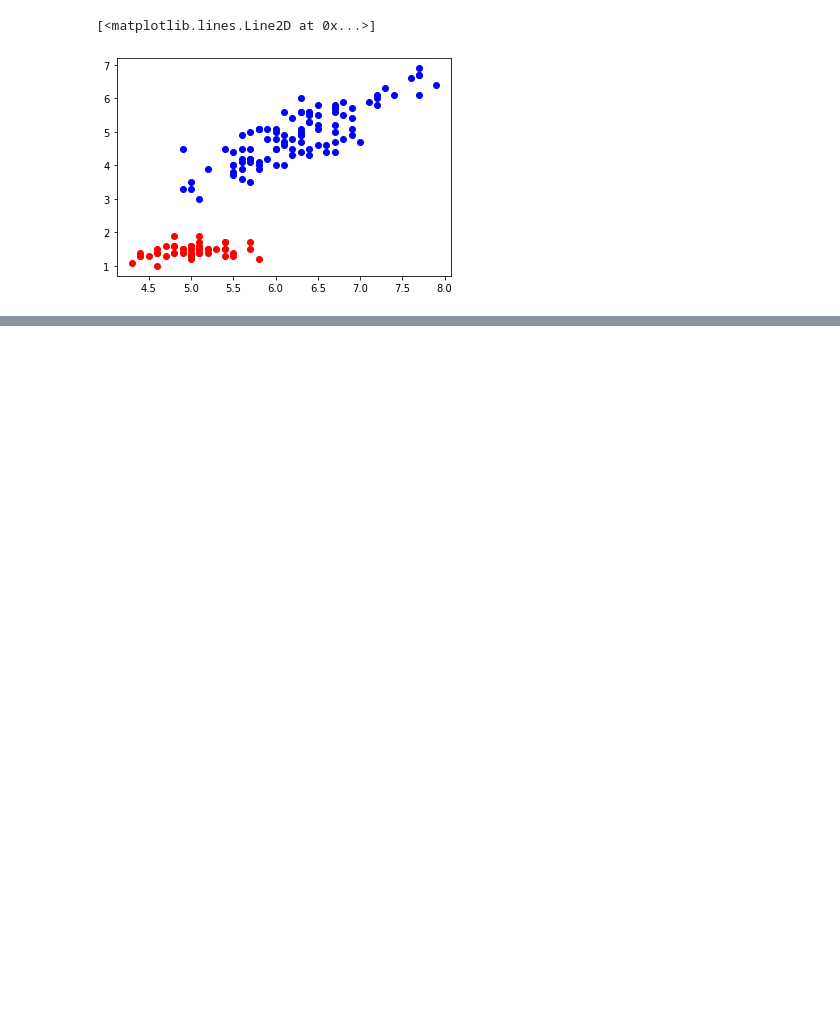
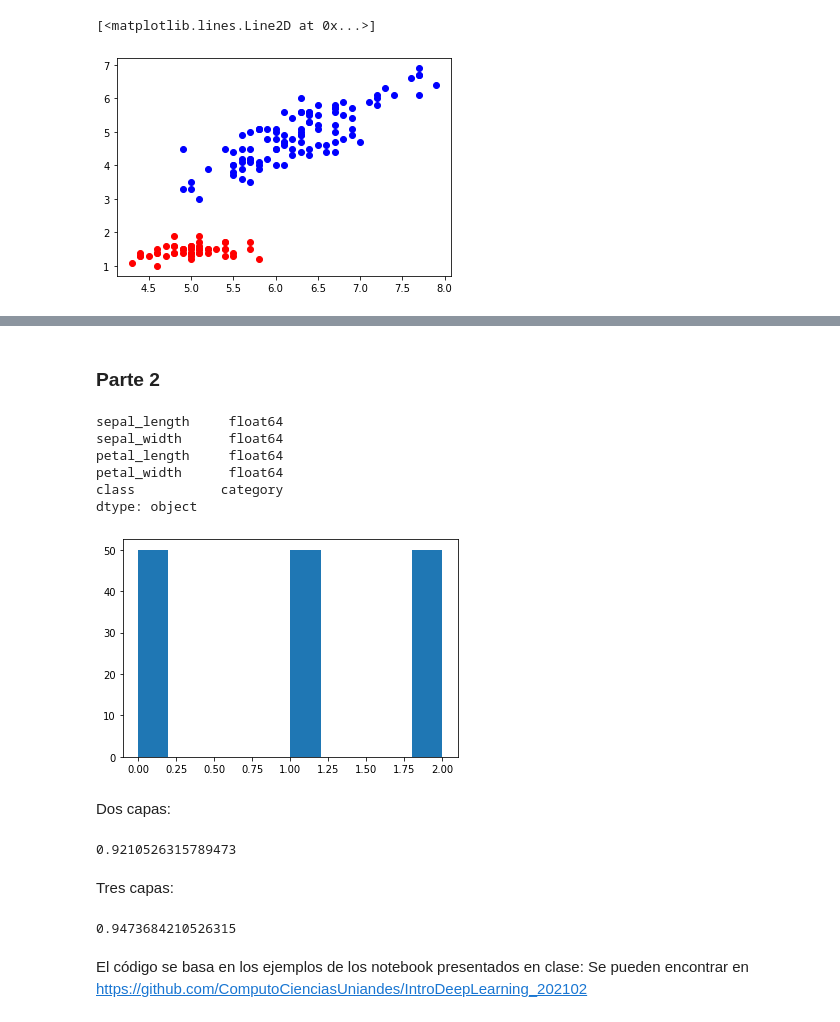
Before and after one commit to juan-p-b/PerezJuanCarlos_RECV_Entrega3, a Jupyter notebook: PerezJuanCarlos_RECV_Entrega3.ipynb, the cells around one changed output, grey strips where cells are left out. Cells and saved outputs as stored; diff of their text form; code cells hidden in the pictures; blank space fills up the shorter version.

```diff
--- a/PerezJuanCarlos_RECV_Entrega3.ipynb
+++ b/PerezJuanCarlos_RECV_Entrega3.ipynb
@@ -92 +94,3 @@ Epoch [6/10], bias: 1.0, w1: 0.04999999999999982, w2: -0.6500000000000001
 ... (8 outputs left out)
+# %% [markdown]
+### Parte 2
@@ -92,0 +101,41 @@ Epoch [6/10], bias: 1.0, w1: 0.04999999999999982, w2: -0.6500000000000001
+# %%
+X= data.drop(['class'],axis='columns')
+Y= data['class']
+Y1=Y.astype('category').cat.codes
+# %%
+data.dtypes
+# %% [output]
+sepal_length     float64
+sepal_width      float64
+petal_length     float64
+petal_width      float64
+class           category
+dtype: object
+# %%
+plt.hist(Y1)
+plt.show()
+# %% [output]
+[figure, added]
+# %% [markdown]
+Dos capas:
+# %%
+X_train, X_test, Y_train, Y_test = train_test_split(X,Y1)
+model = MLPClassifier(activation='relu',  hidden_layer_sizes=(4, 4), solver='adam', learning_rate_init=0.1)
+model.fit(X_train,Y_train)
+Y_pred = model.predict(X_test)
+accuracy_score(Y_pred,Y_test)
+# %% [output]
+0.9210526315789473
+# %% [markdown]
+Tres capas:
+# %%
+X_train, X_test, Y_train, Y_test = train_test_split(X,Y1)
+model = MLPClassifier(activation='relu',  hidden_layer_sizes=(4,4,4), solver='adam', learning_rate_init=0.1)
+model.fit(X_train,Y_train)
+Y_pred = model.predict(X_test)
+accuracy_score(Y_pred,Y_test)
+# %% [output]
+0.9473684210526315
+# %% [markdown]
+El código se basa en los ejemplos de los notebook presentados en clase:
+Se pueden encontrar en https://github.com/ComputoCienciasUniandes/IntroDeepLearning_202102
```
Also changed, not shown: parts of 4 cells of this notebook, 1 other file.
